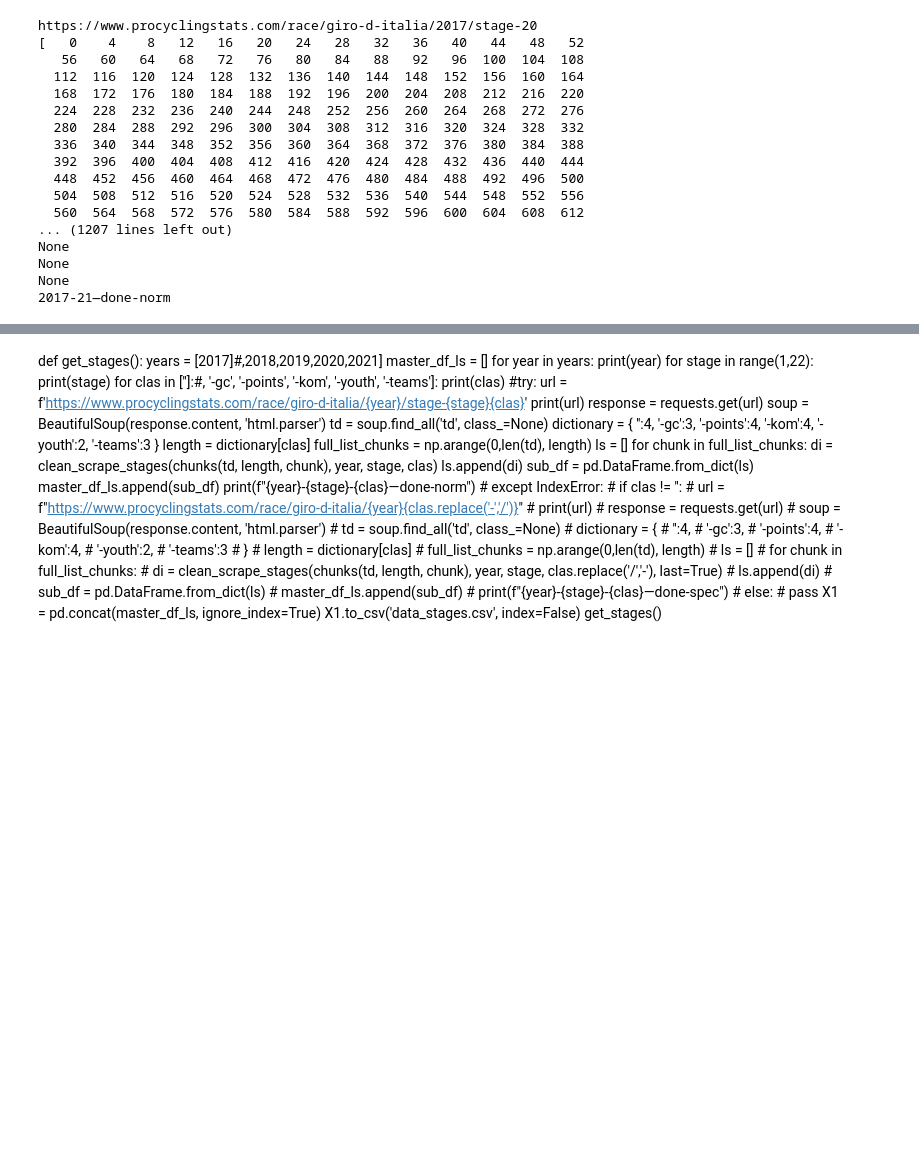
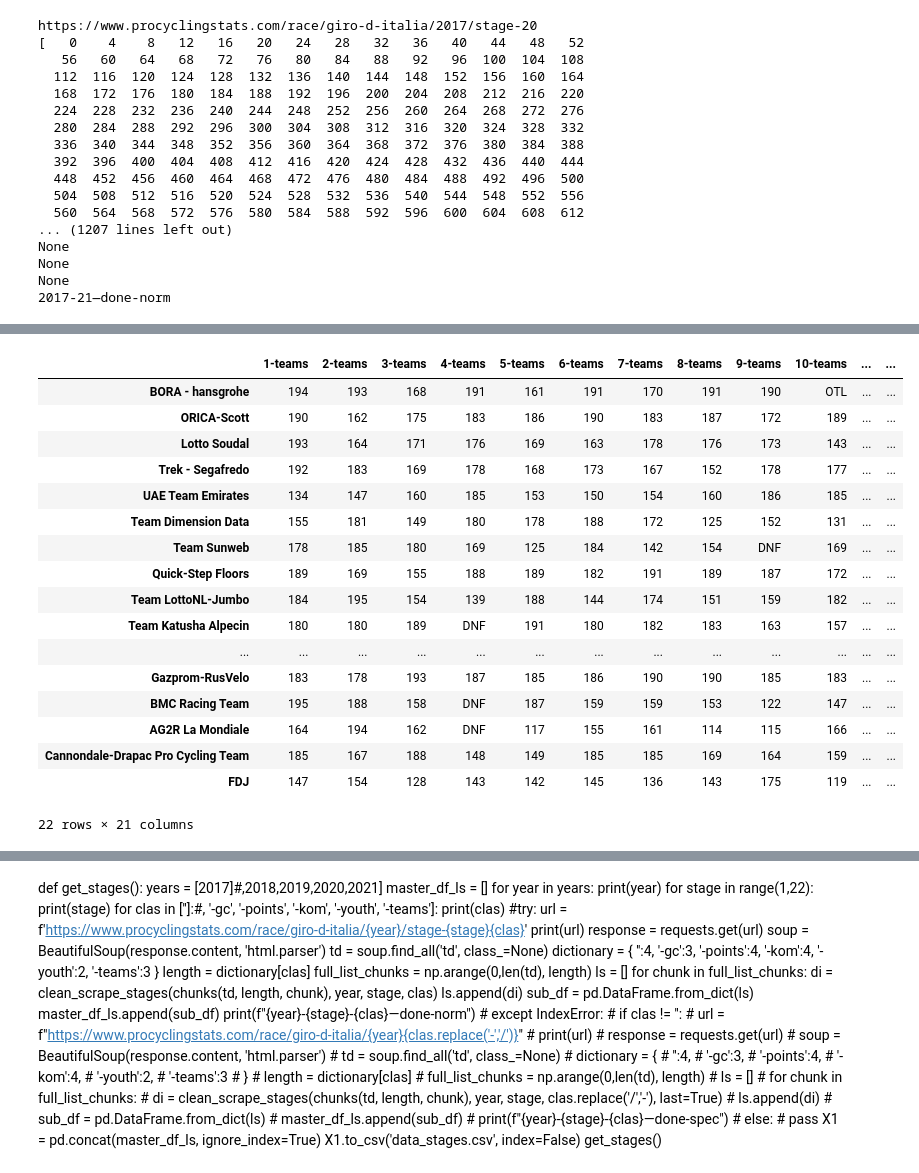
Before and after one commit to Michiel-DK/cycling, a Jupyter notebook: Nb.ipynb, the cells around one changed output, grey strips where cells are left out. Saved outputs shown, nothing was run; the diff lists cells and outputs as text; code cells hidden in the pictures; blank space fills up the shorter version.

```diff
--- a/Nb.ipynb
+++ b/Nb.ipynb
@@ -268 +396,22 @@ stages2017
+# %%
+pd.DataFrame.from_dict(teams_dictionary, orient='index').T
+# %% [output]
+|  | 1-teams | 2-teams | 3-teams | 4-teams | 5-teams | 6-teams | 7-teams | 8-teams | 9-teams | 10-teams | ... | ... |
+| BORA - hansgrohe | 194 | 193 | 168 | 191 | 161 | 191 | 170 | 191 | 190 | OTL | ... | ... |
+| ORICA-Scott | 190 | 162 | 175 | 183 | 186 | 190 | 183 | 187 | 172 | 189 | ... | ... |
+| Lotto Soudal | 193 | 164 | 171 | 176 | 169 | 163 | 178 | 176 | 173 | 143 | ... | ... |
+| Trek - Segafredo | 192 | 183 | 169 | 178 | 168 | 173 | 167 | 152 | 178 | 177 | ... | ... |
+| UAE Team Emirates | 134 | 147 | 160 | 185 | 153 | 150 | 154 | 160 | 186 | 185 | ... | ... |
+| Team Dimension Data | 155 | 181 | 149 | 180 | 178 | 188 | 172 | 125 | 152 | 131 | ... | ... |
+| Team Sunweb | 178 | 185 | 180 | 169 | 125 | 184 | 142 | 154 | DNF | 169 | ... | ... |
+| Quick-Step Floors | 189 | 169 | 155 | 188 | 189 | 182 | 191 | 189 | 187 | 172 | ... | ... |
+| Team LottoNL-Jumbo | 184 | 195 | 154 | 139 | 188 | 144 | 174 | 151 | 159 | 182 | ... | ... |
+| Team Katusha Alpecin | 180 | 180 | 189 | DNF | 191 | 180 | 182 | 183 | 163 | 157 | ... | ... |
+| ... | ... | ... | ... | ... | ... | ... | ... | ... | ... | ... | ... | ... |
+| Gazprom-RusVelo | 183 | 178 | 193 | 187 | 185 | 186 | 190 | 190 | 185 | 183 | ... | ... |
+| BMC Racing Team | 195 | 188 | 158 | DNF | 187 | 159 | 159 | 153 | 122 | 147 | ... | ... |
+| AG2R La Mondiale | 164 | 194 | 162 | DNF | 117 | 155 | 161 | 114 | 115 | 166 | ... | ... |
+| Cannondale-Drapac Pro Cycling Team | 185 | 167 | 188 | 148 | 149 | 185 | 185 | 169 | 164 | 159 | ... | ... |
+| FDJ | 147 | 154 | 128 | 143 | 142 | 145 | 136 | 143 | 175 | 119 | ... | ... |
+22 rows × 21 columns
 # %%
```
Also changed, not shown: parts of 15 cells of this notebook, 5 other files.
